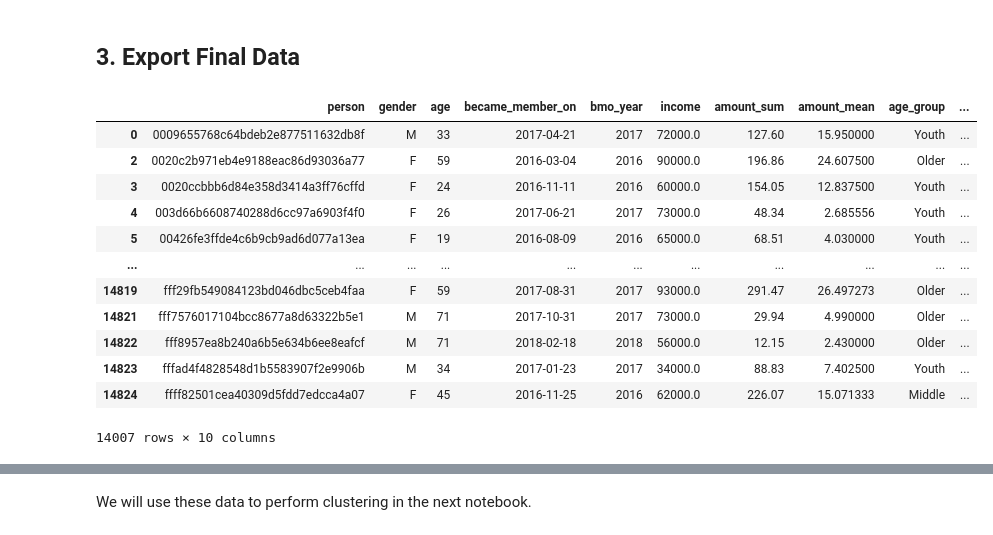
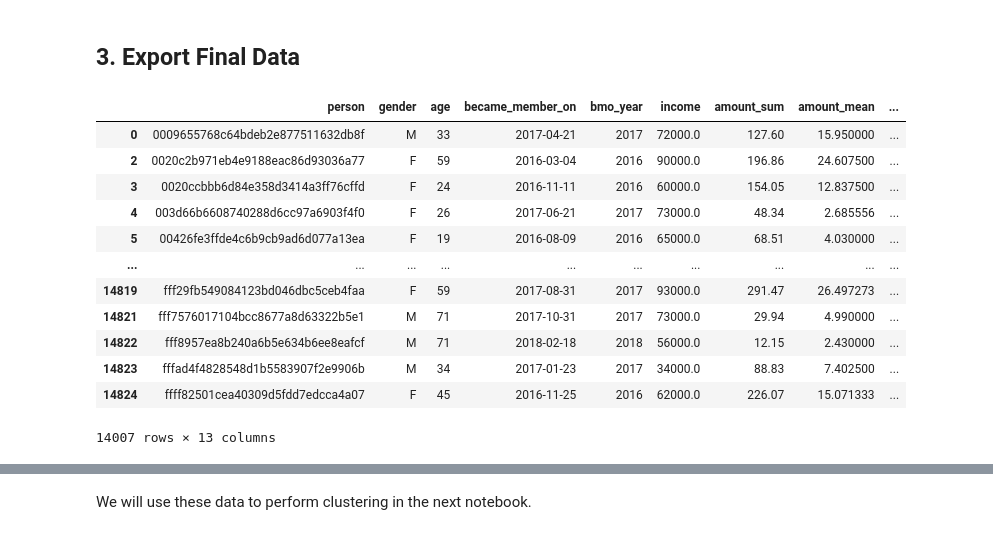
Before and after one commit to miqbalrp/Starbucks_Clustering, a Jupyter notebook: notebook/2. eda.ipynb, the cells around one changed output, grey strips where cells are left out. Cells and saved outputs as stored; diff of their text form; code cells hidden in the pictures.

```diff
--- a/notebook/2. eda.ipynb
+++ b/notebook/2. eda.ipynb
@@ -579,22 +586,22 @@ plt.show()
 # %% [markdown]
 ## 3. Export Final Data
 # %%
-df_cust = df_cust.drop(['offer received','offer viewed', 'offer completed'], axis=1)
+#df_cust = df_cust.drop(['offer received','offer viewed', 'offer completed'], axis=1)
 df_cust
 # %% [output]
-|  | person | gender | age | became_member_on | bmo_year | income | amount_sum | amount_mean | age_group | ... |
-| 0 | 0009655768c64bdeb2e877511632db8f | M | 33 | 2017-04-21 | 2017 | 72000.0 | 127.60 | 15.950000 | Youth | ... |
-| 2 | 0020c2b971eb4e9188eac86d93036a77 | F | 59 | 2016-03-04 | 2016 | 90000.0 | 196.86 | 24.607500 | Older | ... |
-| 3 | 0020ccbbb6d84e358d3414a3ff76cffd | F | 24 | 2016-11-11 | 2016 | 60000.0 | 154.05 | 12.837500 | Youth | ... |
-| 4 | 003d66b6608740288d6cc97a6903f4f0 | F | 26 | 2017-06-21 | 2017 | 73000.0 | 48.34 | 2.685556 | Youth | ... |
-| 5 | 00426fe3ffde4c6b9cb9ad6d077a13ea | F | 19 | 2016-08-09 | 2016 | 65000.0 | 68.51 | 4.030000 | Youth | ... |
-| ... | ... | ... | ... | ... | ... | ... | ... | ... | ... | ... |
-| 14819 | fff29fb549084123bd046dbc5ceb4faa | F | 59 | 2017-08-31 | 2017 | 93000.0 | 291.47 | 26.497273 | Older | ... |
-| 14821 | fff7576017104bcc8677a8d63322b5e1 | M | 71 | 2017-10-31 | 2017 | 73000.0 | 29.94 | 4.990000 | Older | ... |
-| 14822 | fff8957ea8b240a6b5e634b6ee8eafcf | M | 71 | 2018-02-18 | 2018 | 56000.0 | 12.15 | 2.430000 | Older | ... |
-| 14823 | fffad4f4828548d1b5583907f2e9906b | M | 34 | 2017-01-23 | 2017 | 34000.0 | 88.83 | 7.402500 | Youth | ... |
-| 14824 | ffff82501cea40309d5fdd7edcca4a07 | F | 45 | 2016-11-25 | 2016 | 62000.0 | 226.07 | 15.071333 | Middle | ... |
+|  | person | gender | age | became_member_on | bmo_year | income | amount_sum | amount_mean | ... |
+| 0 | 0009655768c64bdeb2e877511632db8f | M | 33 | 2017-04-21 | 2017 | 72000.0 | 127.60 | 15.950000 | ... |
+| 2 | 0020c2b971eb4e9188eac86d93036a77 | F | 59 | 2016-03-04 | 2016 | 90000.0 | 196.86 | 24.607500 | ... |
+| 3 | 0020ccbbb6d84e358d3414a3ff76cffd | F | 24 | 2016-11-11 | 2016 | 60000.0 | 154.05 | 12.837500 | ... |
+| 4 | 003d66b6608740288d6cc97a6903f4f0 | F | 26 | 2017-06-21 | 2017 | 73000.0 | 48.34 | 2.685556 | ... |
+| 5 | 00426fe3ffde4c6b9cb9ad6d077a13ea | F | 19 | 2016-08-09 | 2016 | 65000.0 | 68.51 | 4.030000 | ... |
+| ... | ... | ... | ... | ... | ... | ... | ... | ... | ... |
+| 14819 | fff29fb549084123bd046dbc5ceb4faa | F | 59 | 2017-08-31 | 2017 | 93000.0 | 291.47 | 26.497273 | ... |
+| 14821 | fff7576017104bcc8677a8d63322b5e1 | M | 71 | 2017-10-31 | 2017 | 73000.0 | 29.94 | 4.990000 | ... |
+| 14822 | fff8957ea8b240a6b5e634b6ee8eafcf | M | 71 | 2018-02-18 | 2018 | 56000.0 | 12.15 | 2.430000 | ... |
+| 14823 | fffad4f4828548d1b5583907f2e9906b | M | 34 | 2017-01-23 | 2017 | 34000.0 | 88.83 | 7.402500 | ... |
+| 14824 | ffff82501cea40309d5fdd7edcca4a07 | F | 45 | 2016-11-25 | 2016 | 62000.0 | 226.07 | 15.071333 | ... |
-14007 rows × 10 columns
+14007 rows × 13 columns
 # %%
 df_offerchance
 # %% [output]
```
Also changed, not shown: parts of 11 cells of this notebook, 7 other files.
